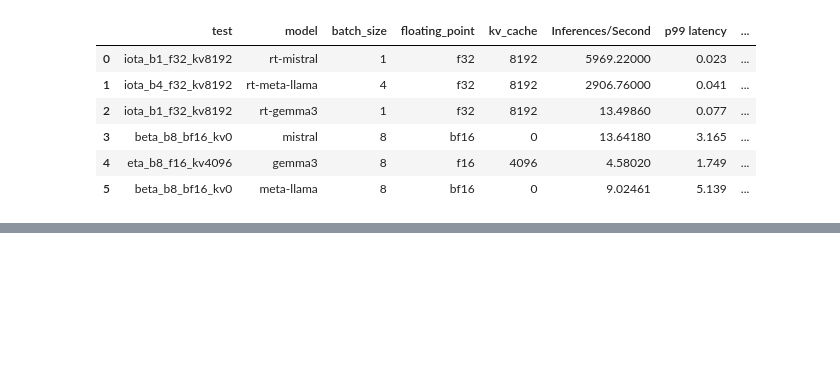
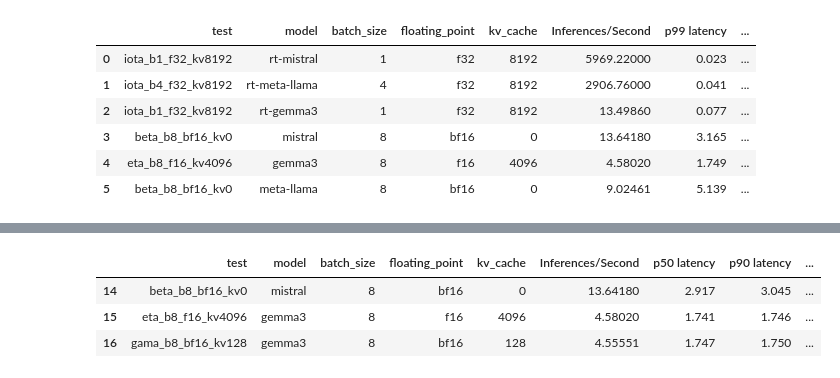
Before and after one commit to vanjaluk8/eksperiment_LLM, a Jupyter notebook: analiza_triton.ipynb, the cells around one changed output, grey strips where cells are left out. Saved outputs shown, nothing was run; the diff lists cells and outputs as text; code cells hidden in the pictures; blank space fills up the shorter version.

```diff
--- a/analiza_triton.ipynb
+++ b/analiza_triton.ipynb
@@ -115,0 +208,33 @@ best_per_model
+# %%
+import pandas as pd
+
+# Load the user perspective metrics
+df1 = pd.read_csv('metrike/prompts/llm_stress_test_results.csv')
+df2 = pd.read_csv('metrike/prompts/llm_chat_test_results.csv')
+df3 = pd.read_csv('metrike/prompts/llm_summarize_test_results.csv')
+df4 = pd.read_csv('metrike/prompts/llm_batch_test_results.csv')
+
+df = pd.concat([df1, df2, df3, df4], ignore_index=True)
+
+# Calculate average user metrics per model
+# We select numeric columns that represent user-perceived performance
+user_metrics_agg = df_user.groupby('model')[['ttft', 'tpot', 'latency']].mean().reset_index()
+
+# Rename columns to be clear after merging
+user_metrics_agg.rename(columns={
+    'ttft': 'avg_user_ttft',
+    'tpot': 'avg_user_tpot',
+    'latency': 'avg_user_latency'
+}, inplace=True)
+
+# Merge the aggregated user metrics with the best_rows dataframe
+# This merge is done on the 'model' column
+merged_df = pd.merge(best_rows, user_metrics_agg, on='model', how='left')
+merged_df_filtered = merged_df[~merged_df['model'].str.contains('rt-')][:3]
+# Display the first few rows of the merged dataframe
+merged_df_filtered
+# %% [output]
+|  | test | model | batch_size | floating_point | kv_cache | Inferences/Second | p50 latency | p90 latency | ... |
+| 14 | beta_b8_bf16_kv0 | mistral | 8 | bf16 | 0 | 13.64180 | 2.917 | 3.045 | ... |
+| 15 | eta_b8_f16_kv4096 | gemma3 | 8 | f16 | 4096 | 4.58020 | 1.741 | 1.746 | ... |
+| 16 | gama_b8_bf16_kv128 | gemma3 | 8 | bf16 | 128 | 4.55551 | 1.747 | 1.750 | ... |
```
Also changed, not shown: parts of 2 cells of this notebook, 16 other files.
